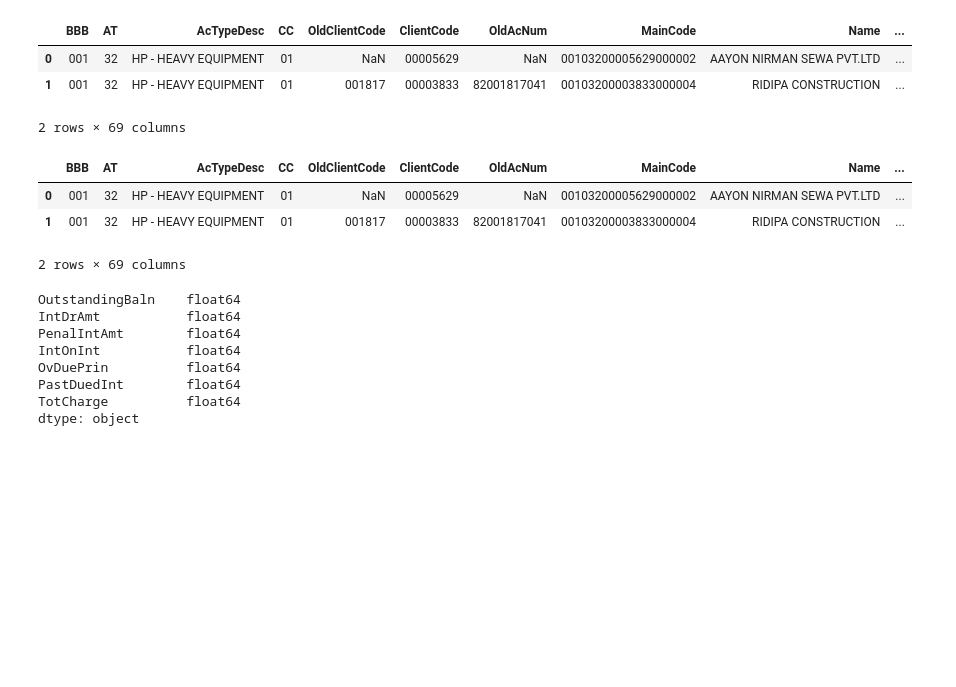
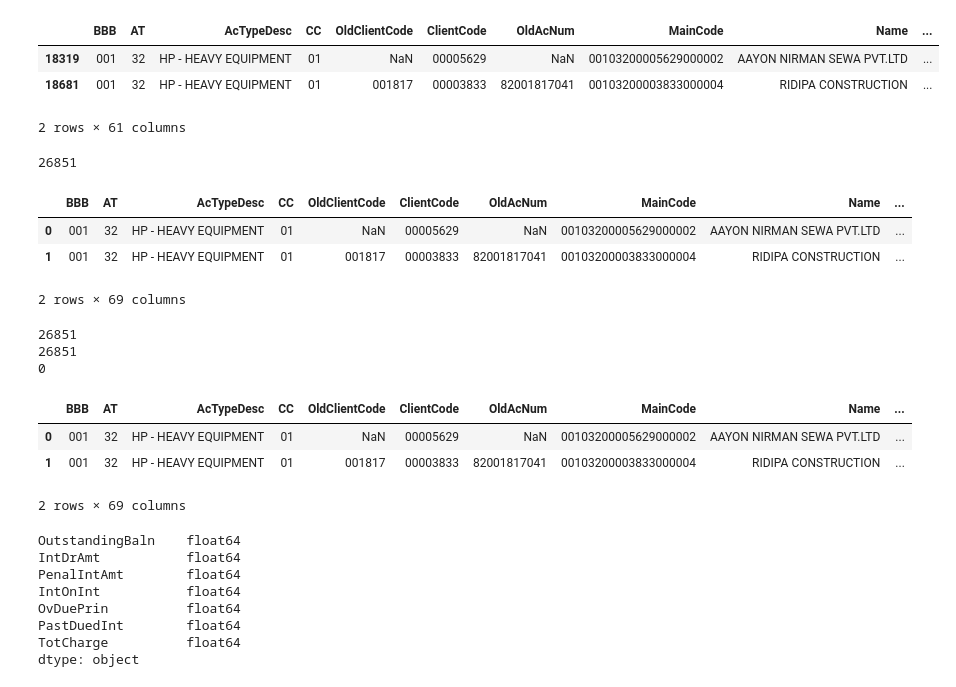
Before and after one commit to sagarupadhyaya17/Duelist_Mainsheet, a Jupyter notebook: Duelist.ipynb, the cells around one changed output. Drawn from its saved outputs; the diff is of its cells as text; code cells hidden in the pictures; blank space fills up the shorter version.

```diff
--- a/Duelist.ipynb
+++ b/Duelist.ipynb
@@ -61,3 +101,13 @@ duelist.head(2)
+# %%
+duelist['AgeingDays'] = pd.to_numeric(duelist['AgeingDays'], errors='coerce')
+duelist = duelist.sort_values(by='AgeingDays', ascending=False)
+duelist['AgeingDays'] = duelist['AgeingDays'].fillna("")
+duelist.head(2)
+# %% [output]
+|  | BBB | AT | AcTypeDesc | CC | OldClientCode | ClientCode | OldAcNum | MainCode | Name | ... |
+| 18319 | 001 | 32 | HP - HEAVY EQUIPMENT | 01 | NaN | 00005629 | NaN | 00103200005629000002 | AAYON NIRMAN SEWA PVT.LTD | ... |
+| 18681 | 001 | 32 | HP - HEAVY EQUIPMENT | 01 | 001817 | 00003833 | 82001817041 | 00103200003833000004 | RIDIPA CONSTRUCTION | ... |
+2 rows × 61 columns
 # %%
 pos = duelist.columns.get_loc("Name") + 1
 duelist.insert(pos, "Ageing", np.nan)
@@ -97,10 +147,12 @@ for col in cols:
 
 df.drop(columns=[c + "_ref" for c in cols], inplace=True)
 # %%
+print(len(df))
 df.head(2)
 # %% [output]
+26851
 |  | BBB | AT | AcTypeDesc | CC | OldClientCode | ClientCode | OldAcNum | MainCode | Name | ... |
 | 0 | 001 | 32 | HP - HEAVY EQUIPMENT | 01 | NaN | 00005629 | NaN | 00103200005629000002 | AAYON NIRMAN SEWA PVT.LTD | ... |
 | 1 | 001 | 32 | HP - HEAVY EQUIPMENT | 01 | 001817 | 00003833 | 82001817041 | 00103200003833000004 | RIDIPA CONSTRUCTION | ... |
-2 rows × 69 columns
+2 rows × 69 columns
 # %%
@@ -125,12 +178,18 @@ df.drop(columns=["InsurancePremium_ref"], inplace=True)
 # fill remaining empty with 0
 df["InsurancePremium"] = df["InsurancePremium"].fillna(0)
 # %%
+print(len(df))
+print(df["MainCode"].nunique())
+print(df["MainCode"].duplicated().sum())
 df.head(2)
 # %% [output]
+26851
+26851
+0
 |  | BBB | AT | AcTypeDesc | CC | OldClientCode | ClientCode | OldAcNum | MainCode | Name | ... |
 | 0 | 001 | 32 | HP - HEAVY EQUIPMENT | 01 | NaN | 00005629 | NaN | 00103200005629000002 | AAYON NIRMAN SEWA PVT.LTD | ... |
 | 1 | 001 | 32 | HP - HEAVY EQUIPMENT | 01 | 001817 | 00003833 | 82001817041 | 00103200003833000004 | RIDIPA CONSTRUCTION | ... |
-2 rows × 69 columns
+2 rows × 69 columns
 # %%
 df['AgeingDays'] = pd.to_numeric(df['AgeingDays'], errors='coerce')
 
```
Also changed, not shown: parts of 7 cells of this notebook.
